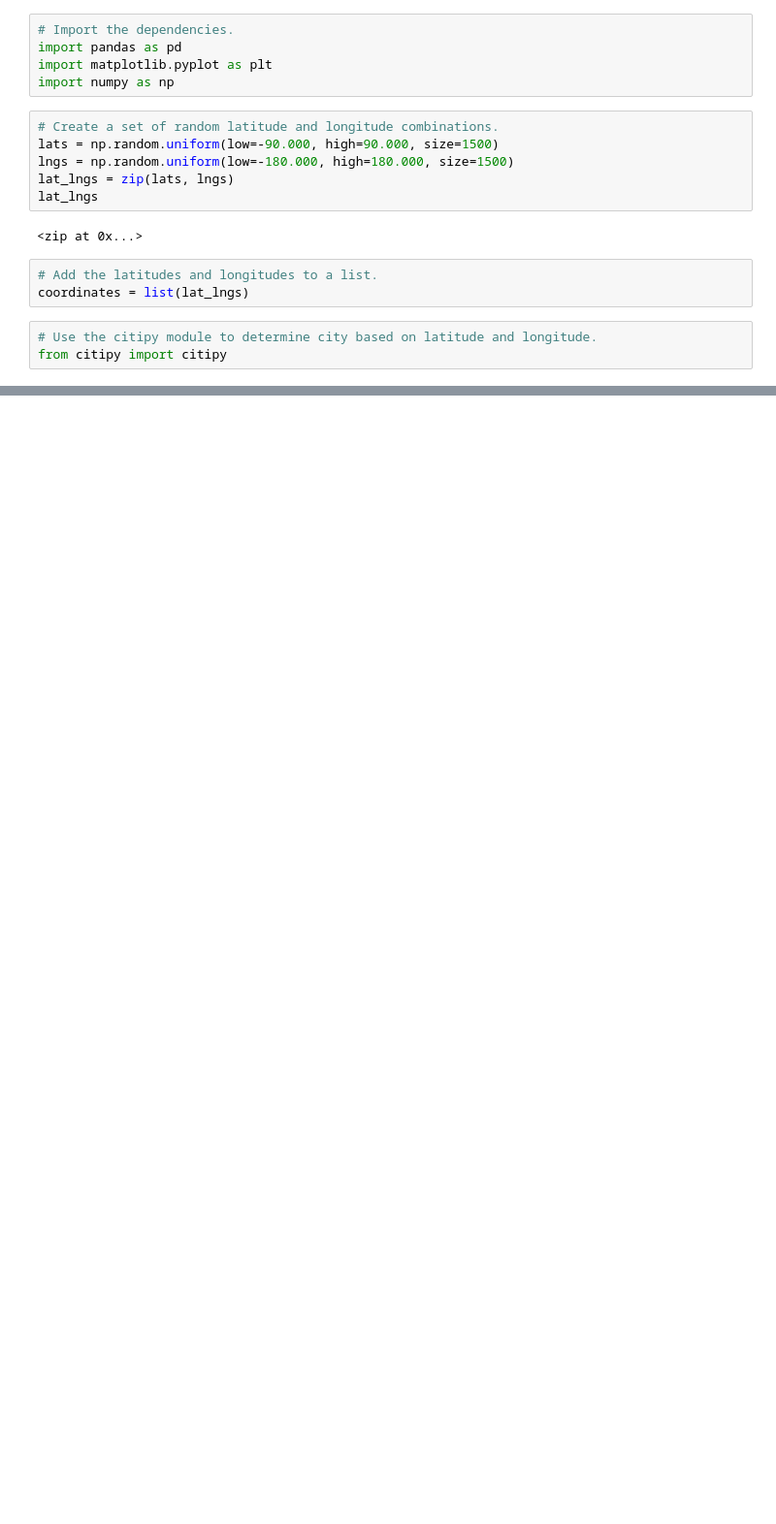
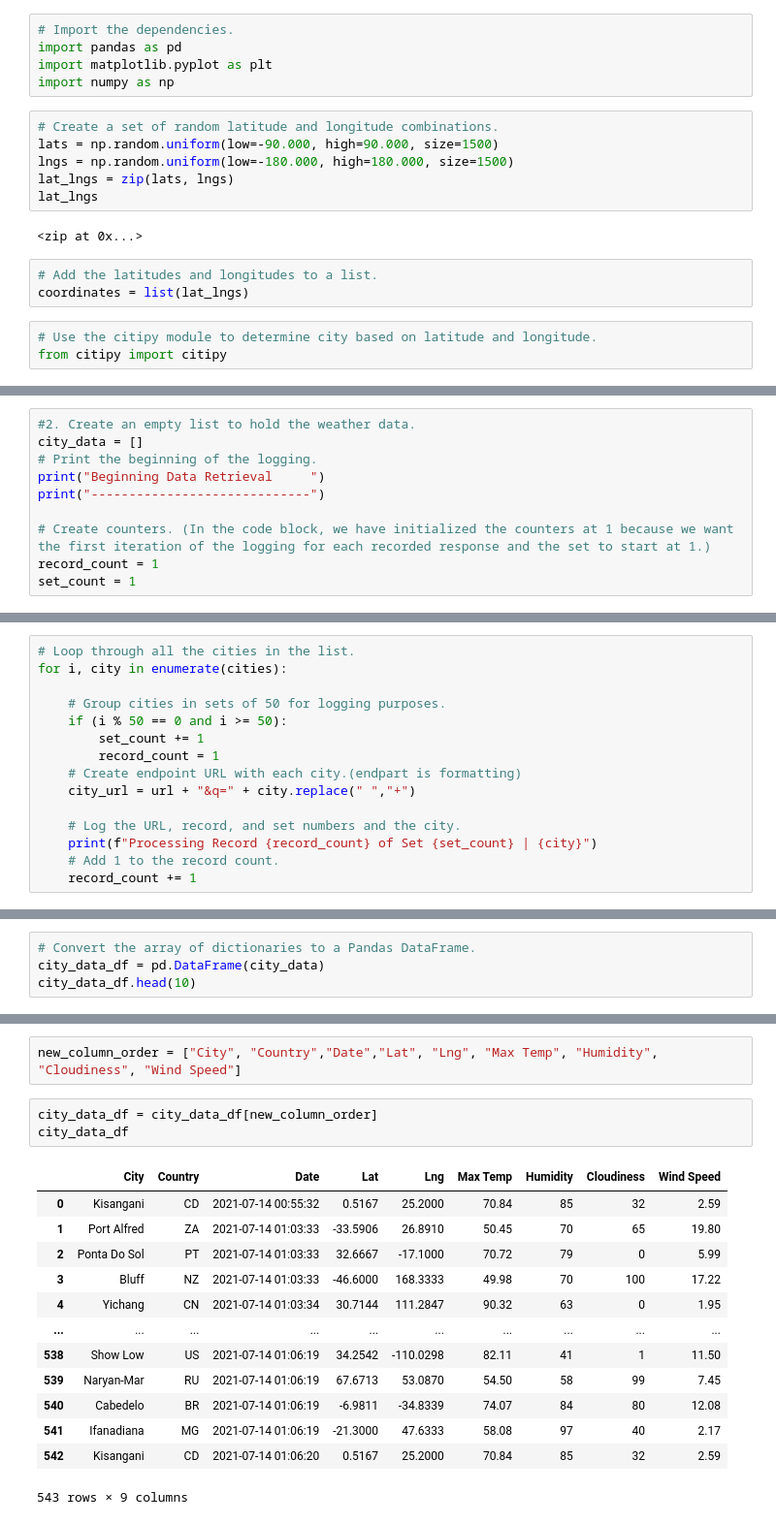
Before and after one commit to hzlipscomb5/World_Weather_Analysis, a Jupyter notebook: WeatherPy.ipynb, the cells around one changed output, grey strips where cells are left out. Shown: that part at 97% size. Saved outputs shown, nothing was run; the diff lists cells and outputs as text; blank space fills up the shorter version.

Commit message:
weatherpy 500 city commit 6.2.7

```diff
--- a/WeatherPy.ipynb
+++ b/WeatherPy.ipynb
@@ -33,0 +68,10 @@ len(cities)
+# %%
+#2. Create an empty list to hold the weather data.
+city_data = []
+# Print the beginning of the logging.
+print("Beginning Data Retrieval     ")
+print("-----------------------------")
+
+# Create counters. (In the code block, we have initialized the counters at 1 because we want the first iteration of the logging for each recorded response and the set to start at 1.)
+record_count = 1
+set_count = 1
@@ -33,0 +81,15 @@ len(cities)
+# %%
+# Loop through all the cities in the list.
+for i, city in enumerate(cities):
+
+    # Group cities in sets of 50 for logging purposes.
+    if (i % 50 == 0 and i >= 50):
+        set_count += 1
+        record_count = 1
+    # Create endpoint URL with each city.(endpart is formatting)
+    city_url = url + "&q=" + city.replace(" ","+")
+
+    # Log the URL, record, and set numbers and the city.
+    print(f"Processing Record {record_count} of Set {set_count} | {city}")
+    # Add 1 to the record count.
+    record_count += 1
@@ -33,0 +185,4 @@ len(cities)
+# %%
+# Convert the array of dictionaries to a Pandas DataFrame.
+city_data_df = pd.DataFrame(city_data)
+city_data_df.head(10)
@@ -33,0 +201,19 @@ len(cities)
+# %%
+new_column_order = ["City", "Country","Date","Lat", "Lng", "Max Temp", "Humidity", "Cloudiness", "Wind Speed"]
+# %%
+city_data_df = city_data_df[new_column_order]
+city_data_df
+# %% [output]
+|  | City | Country | Date | Lat | Lng | Max Temp | Humidity | Cloudiness | Wind Speed |
+| 0 | Kisangani | CD | 2021-07-14 00:55:32 | 0.5167 | 25.2000 | 70.84 | 85 | 32 | 2.59 |
+| 1 | Port Alfred | ZA | 2021-07-14 01:03:33 | -33.5906 | 26.8910 | 50.45 | 70 | 65 | 19.80 |
+| 2 | Ponta Do Sol | PT | 2021-07-14 01:03:33 | 32.6667 | -17.1000 | 70.72 | 79 | 0 | 5.99 |
+| 3 | Bluff | NZ | 2021-07-14 01:03:33 | -46.6000 | 168.3333 | 49.98 | 70 | 100 | 17.22 |
+| 4 | Yichang | CN | 2021-07-14 01:03:34 | 30.7144 | 111.2847 | 90.32 | 63 | 0 | 1.95 |
+| ... | ... | ... | ... | ... | ... | ... | ... | ... | ... |
+| 538 | Show Low | US | 2021-07-14 01:06:19 | 34.2542 | -110.0298 | 82.11 | 41 | 1 | 11.50 |
+| 539 | Naryan-Mar | RU | 2021-07-14 01:06:19 | 67.6713 | 53.0870 | 54.50 | 58 | 99 | 7.45 |
+| 540 | Cabedelo | BR | 2021-07-14 01:06:19 | -6.9811 | -34.8339 | 74.07 | 84 | 80 | 12.08 |
+| 541 | Ifanadiana | MG | 2021-07-14 01:06:19 | -21.3000 | 47.6333 | 58.08 | 97 | 40 | 2.17 |
+| 542 | Kisangani | CD | 2021-07-14 01:06:20 | 0.5167 | 25.2000 | 70.84 | 85 | 32 | 2.59 |
+543 rows × 9 columns
```
Also changed, not shown: parts of 10 cells of this notebook, 3 other files.
